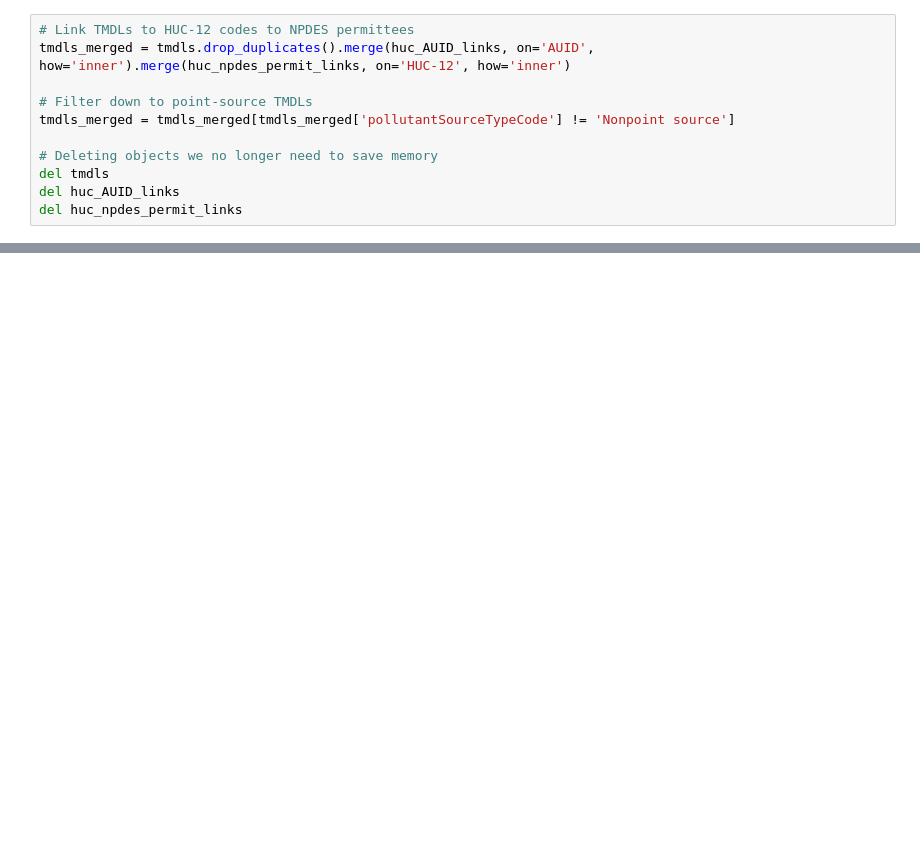
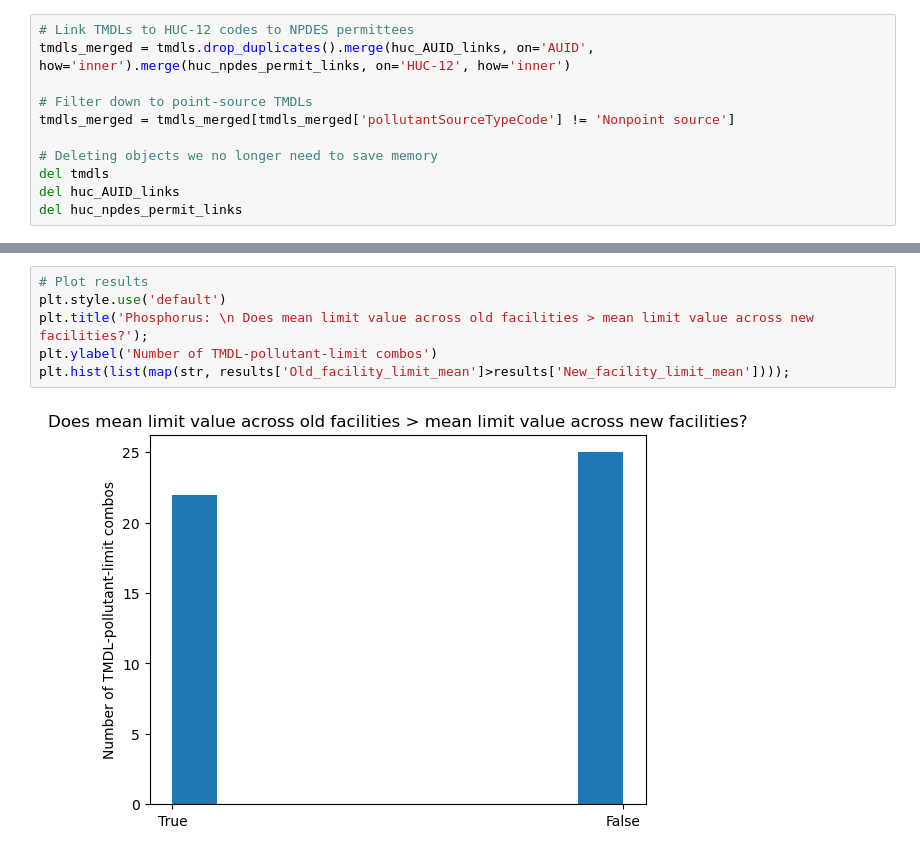
Before and after one commit to reglab/TMDLs_archived, a Jupyter notebook: exploring_grandfathering.ipynb, the cells around one changed output, grey strips where cells are left out. Saved outputs shown, nothing was run; the diff lists cells and outputs as text; blank space fills up the shorter version.

```diff
--- a/exploring_grandfathering.ipynb
+++ b/exploring_grandfathering.ipynb
@@ -342,0 +139,8 @@ plt.savefig('grandpa_plot_2.png', dpi=300)
+# %%
+# Plot results
+plt.style.use('default')
+plt.title('Phosphorus: \n Does mean limit value across old facilities > mean limit value across new facilities?');
+plt.ylabel('Number of TMDL-pollutant-limit combos')
+plt.hist(list(map(str, results['Old_facility_limit_mean']>results['New_facility_limit_mean'])));
+# %% [output]
+[figure, added]
```
Also changed, not shown: parts of 46 cells of this notebook.
